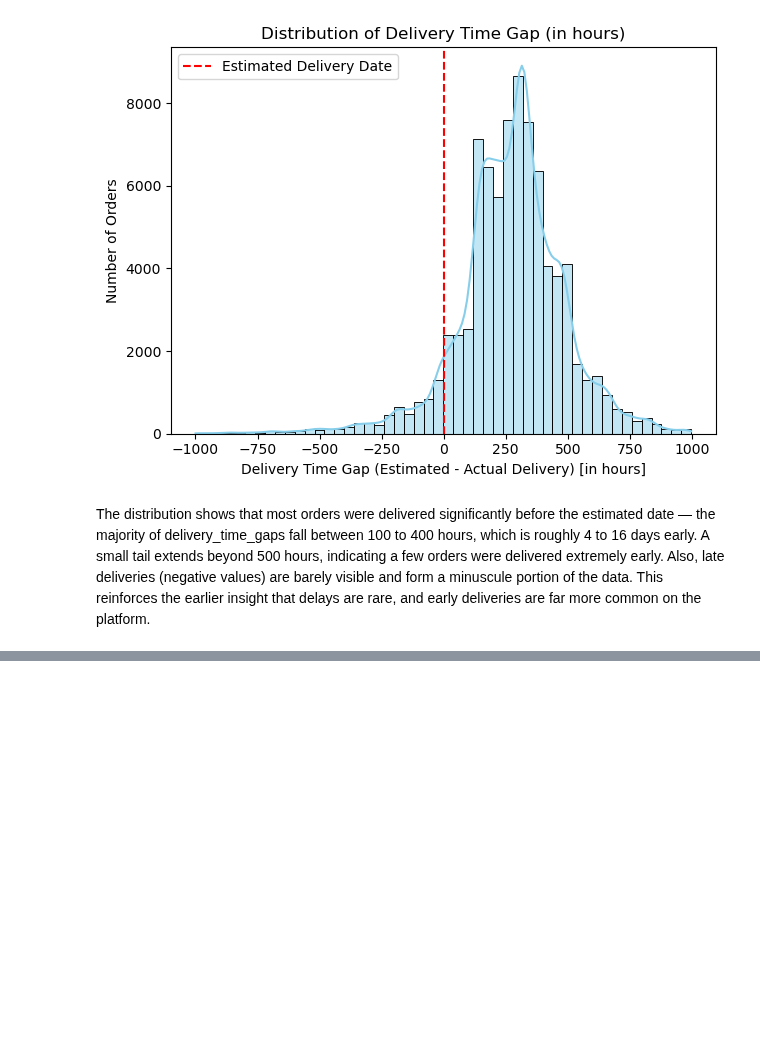
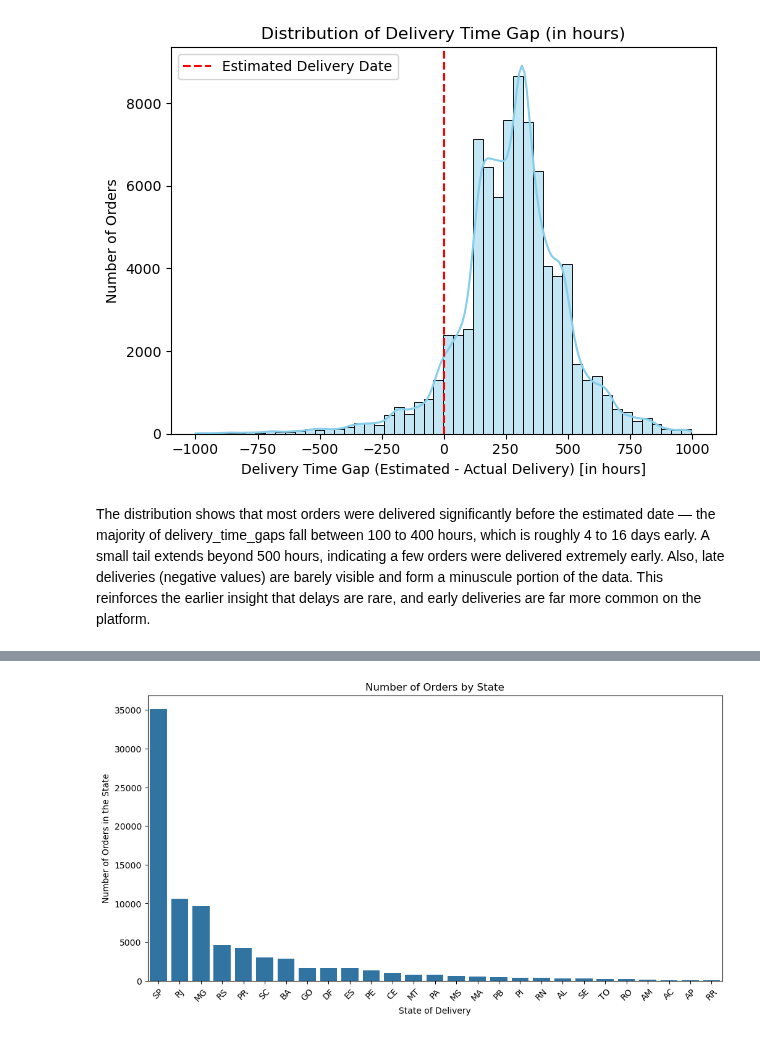
Before and after one commit to JatinY459/ecommerce-data-analysis, a Jupyter notebook: notebooks/03_EDA_orders_customers.ipynb, the cells around one changed output, grey strips where cells are left out. Drawn from its saved outputs; the diff is of its cells as text; code cells hidden in the pictures; blank space fills up the shorter version.

Commit message:
finished orders+customers EDA 03 notebook

```diff
--- a/notebooks/03_EDA_orders_customers.ipynb
+++ b/notebooks/03_EDA_orders_customers.ipynb
@@ -157,0 +162,5 @@ The distribution shows that most orders were delivered significantly before the
+# %%
+orders_customers = orders.merge(customers, on='customer_id', how='left')
+delivered = orders_customers[orders_customers['order_status'] == 'delivered']
+
+state_delivery_time = delivered.groupby('customer_state')['purchase_to_delivery_hours'].agg(['mean', 'median', 'count']).reset_index()
@@ -157,0 +172,10 @@ The distribution shows that most orders were delivered significantly before the
+# %%
+plt.figure(figsize=(12,6))
+sns.barplot(data=state_delivery_time.sort_values('count', ascending=False), x='customer_state', y='count')
+plt.title('Number of Orders by State')
+plt.xlabel('State of Delivery')
+plt.ylabel('Number of Orders in the State')
+plt.xticks(rotation=45)
+plt.show()
+# %% [output]
+[figure, added]
```
Also changed, not shown: parts of 9 cells of this notebook.
